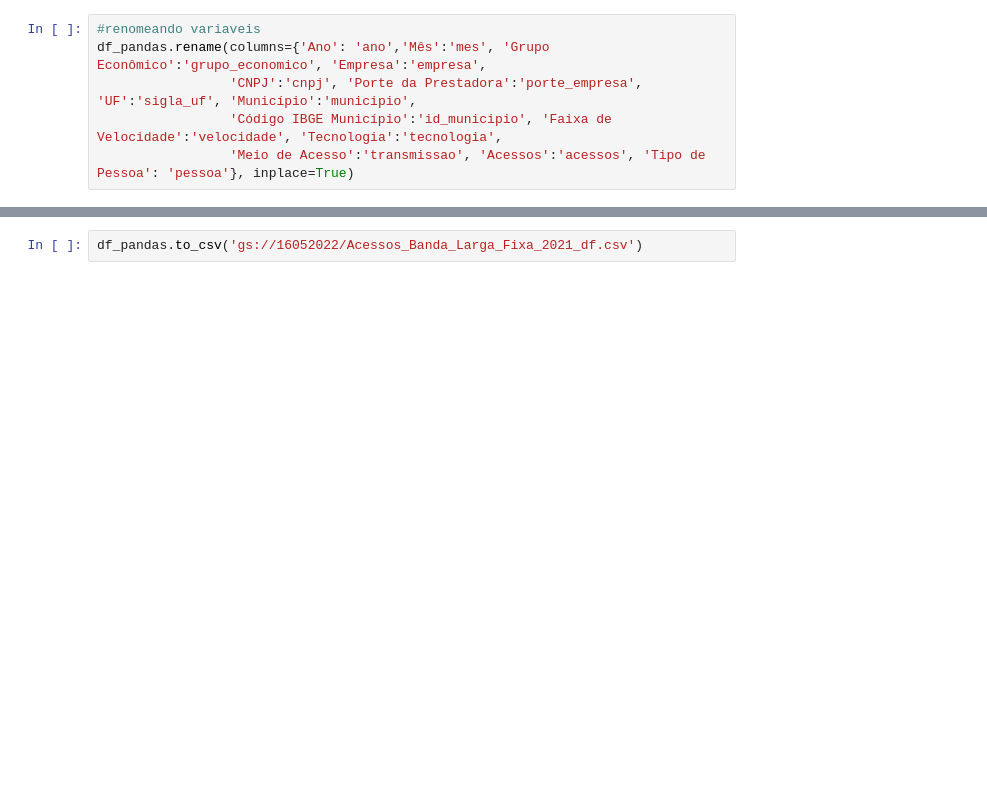
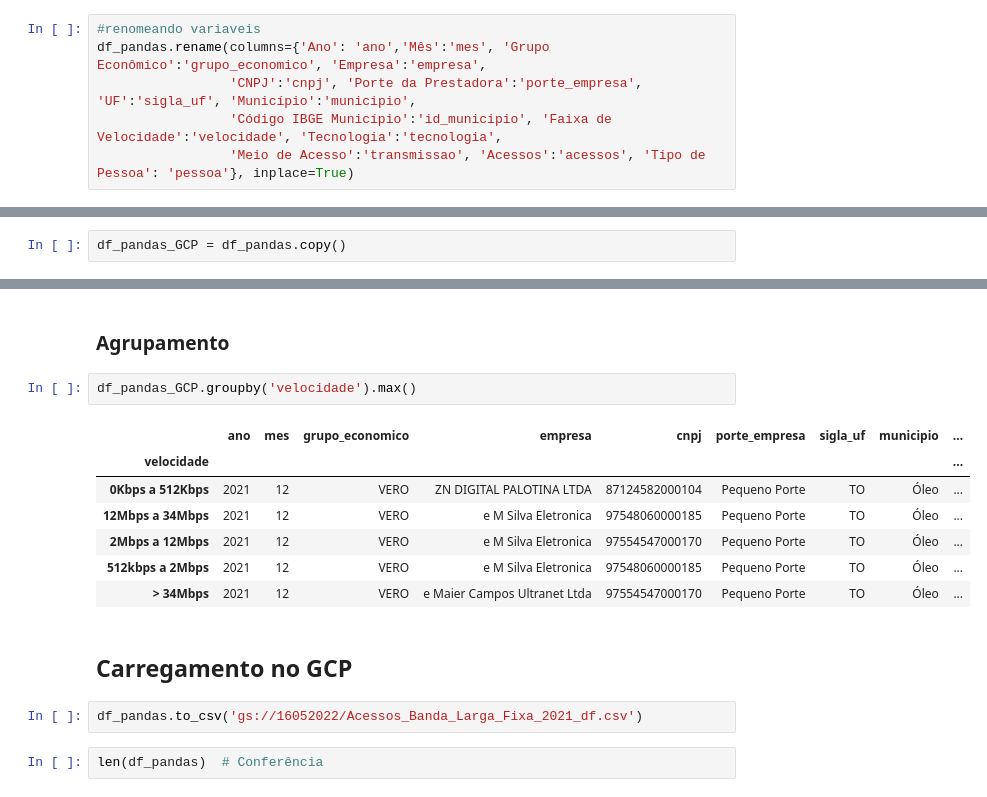
Before and after one commit to fullstackwd/Data_engineer, a Jupyter notebook: At19/atividade19.ipynb, the cells around one changed output, grey strips where cells are left out. Cells and saved outputs as stored; diff of their text form; blank space fills up the shorter version.

```diff
--- a/At19/atividade19.ipynb
+++ b/At19/atividade19.ipynb
@@ -137,0 +271,2 @@ df_pandas.tail(5)
+# %%
+df_pandas_GCP = df_pandas.copy()
@@ -138,2 +282,18 @@ df_pandas.tail(5)
+# %% [markdown]
+### Agrupamento
+# %%
+df_pandas_GCP.groupby('velocidade').max()
+# %% [output]
+|  | ano | mes | grupo_economico | empresa | cnpj | porte_empresa | sigla_uf | municipio | ... |
+| velocidade |  |  |  |  |  |  |  |  | ... |
+| 0Kbps a 512Kbps | 2021 | 12 | VERO | ZN DIGITAL PALOTINA LTDA | 87124582000104 | Pequeno Porte | TO | Óleo | ... |
+| 12Mbps a 34Mbps | 2021 | 12 | VERO | e M Silva Eletronica | 97548060000185 | Pequeno Porte | TO | Óleo | ... |
+| 2Mbps a 12Mbps | 2021 | 12 | VERO | e M Silva Eletronica | 97554547000170 | Pequeno Porte | TO | Óleo | ... |
+| 512kbps a 2Mbps | 2021 | 12 | VERO | e M Silva Eletronica | 97548060000185 | Pequeno Porte | TO | Óleo | ... |
+| > 34Mbps | 2021 | 12 | VERO | e Maier Campos Ultranet Ltda | 97554547000170 | Pequeno Porte | TO | Óleo | ... |
+# %% [markdown]
+## Carregamento no GCP
 # %%
 df_pandas.to_csv('gs://16052022/Acessos_Banda_Larga_Fixa_2021_df.csv')
+# %%
+len(df_pandas)  # Conferência
```
Also changed, not shown: parts of 27 cells of this notebook.
